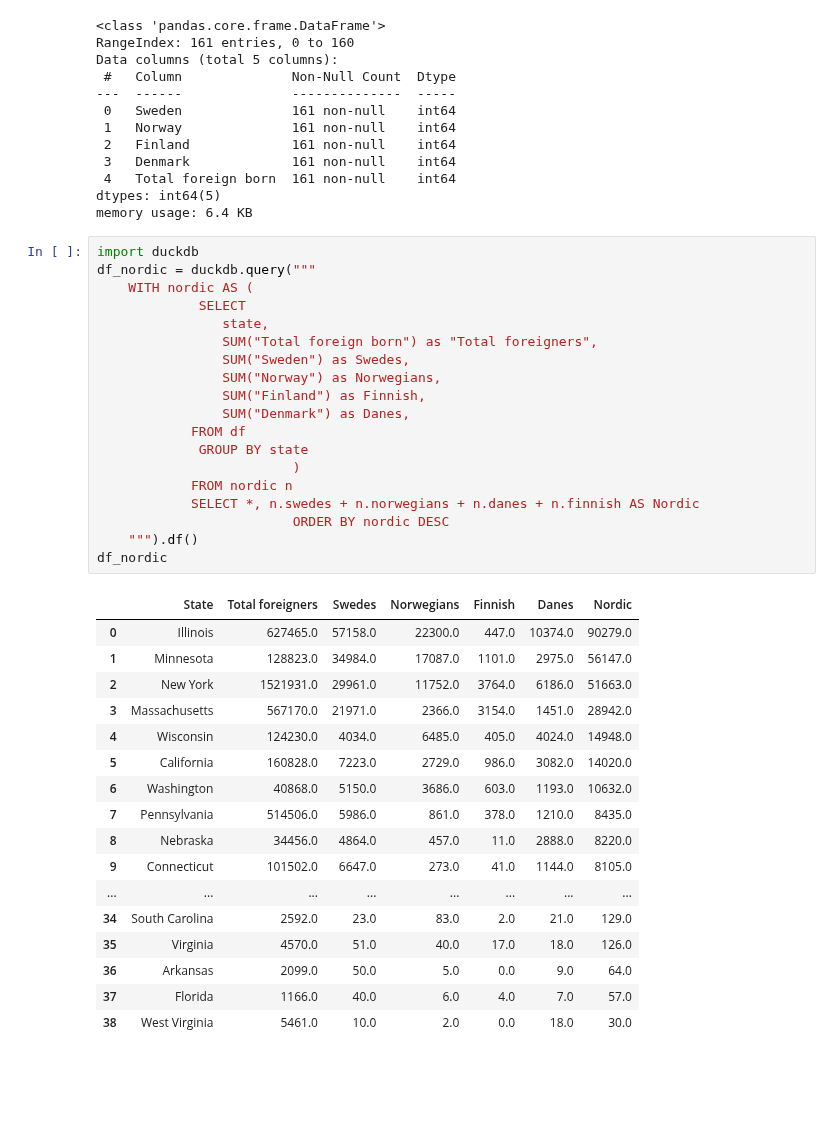
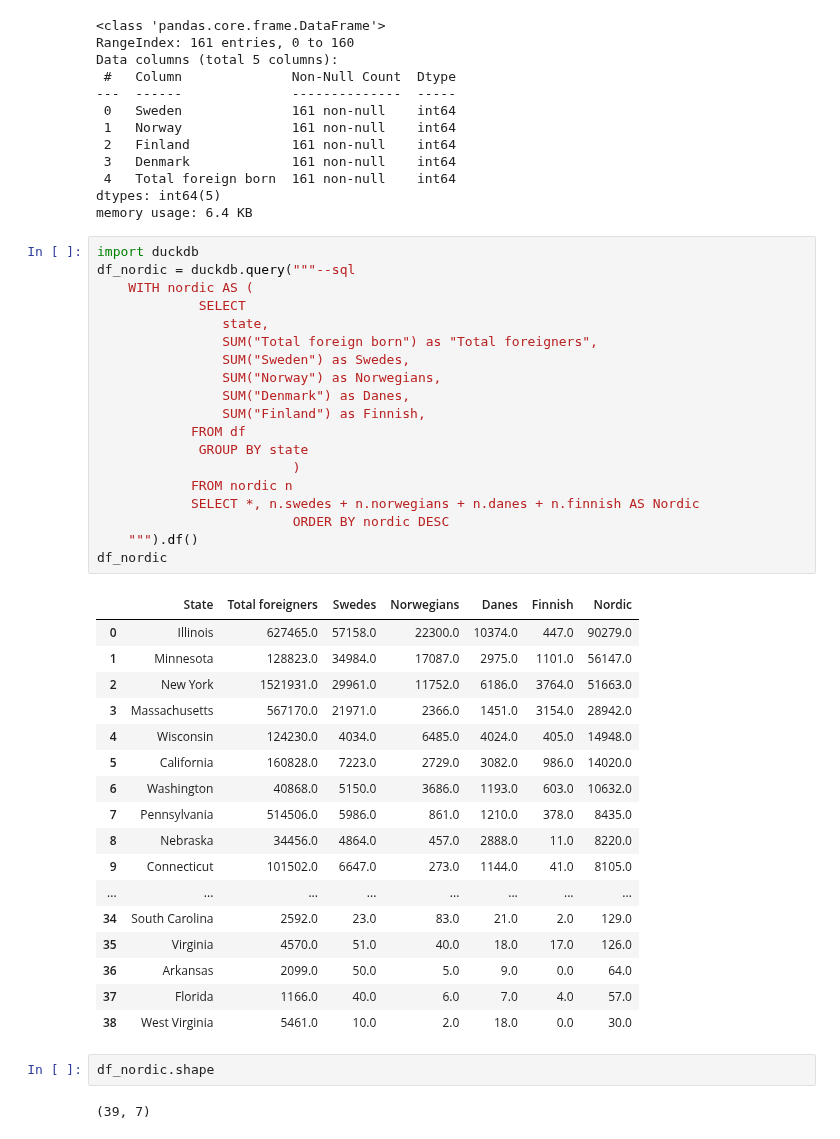
Before and after one commit to johnsandsjo/data-visualisation-john-sandsjo-de24, a Jupyter notebook: codealongs/03_matplotlib_annotations/matplotlib_annotation.ipynb, the cells around one changed output. Drawn from its saved outputs; the diff is of its cells as text; blank space fills up the shorter version.

```diff
--- a/codealongs/03_matplotlib_annotations/matplotlib_annotation.ipynb
+++ b/codealongs/03_matplotlib_annotations/matplotlib_annotation.ipynb
@@ -119,38 +119,42 @@ dtypes: int64(5)
 memory usage: 6.4 KB
 # %%
 import duckdb
-df_nordic = duckdb.query("""
+df_nordic = duckdb.query("""--sql
     WITH nordic AS (
              SELECT
                 state,
                 SUM("Total foreign born") as "Total foreigners",
                 SUM("Sweden") as Swedes,
                 SUM("Norway") as Norwegians,
+                SUM("Denmark") as Danes,
                 SUM("Finland") as Finnish,
-                SUM("Denmark") as Danes,
             FROM df
              GROUP BY state
                          )
             FROM nordic n
             SELECT *, n.swedes + n.norwegians + n.danes + n.finnish AS Nordic
                          ORDER BY nordic DESC
     """).df()
 df_nordic
 # %% [output]
-|  | State | Total foreigners | Swedes | Norwegians | Finnish | Danes | Nordic |
-| 0 | Illinois | 627465.0 | 57158.0 | 22300.0 | 447.0 | 10374.0 | 90279.0 |
-| 1 | Minnesota | 128823.0 | 34984.0 | 17087.0 | 1101.0 | 2975.0 | 56147.0 |
-| 2 | New York | 1521931.0 | 29961.0 | 11752.0 | 3764.0 | 6186.0 | 51663.0 |
-| 3 | Massachusetts | 567170.0 | 21971.0 | 2366.0 | 3154.0 | 1451.0 | 28942.0 |
-| 4 | Wisconsin | 124230.0 | 4034.0 | 6485.0 | 405.0 | 4024.0 | 14948.0 |
-| 5 | California | 160828.0 | 7223.0 | 2729.0 | 986.0 | 3082.0 | 14020.0 |
-| 6 | Washington | 40868.0 | 5150.0 | 3686.0 | 603.0 | 1193.0 | 10632.0 |
-| 7 | Pennsylvania | 514506.0 | 5986.0 | 861.0 | 378.0 | 1210.0 | 8435.0 |
-| 8 | Nebraska | 34456.0 | 4864.0 | 457.0 | 11.0 | 2888.0 | 8220.0 |
-| 9 | Connecticut | 101502.0 | 6647.0 | 273.0 | 41.0 | 1144.0 | 8105.0 |
+|  | State | Total foreigners | Swedes | Norwegians | Danes | Finnish | Nordic |
+| 0 | Illinois | 627465.0 | 57158.0 | 22300.0 | 10374.0 | 447.0 | 90279.0 |
+| 1 | Minnesota | 128823.0 | 34984.0 | 17087.0 | 2975.0 | 1101.0 | 56147.0 |
+| 2 | New York | 1521931.0 | 29961.0 | 11752.0 | 6186.0 | 3764.0 | 51663.0 |
+| 3 | Massachusetts | 567170.0 | 21971.0 | 2366.0 | 1451.0 | 3154.0 | 28942.0 |
+| 4 | Wisconsin | 124230.0 | 4034.0 | 6485.0 | 4024.0 | 405.0 | 14948.0 |
+| 5 | California | 160828.0 | 7223.0 | 2729.0 | 3082.0 | 986.0 | 14020.0 |
+| 6 | Washington | 40868.0 | 5150.0 | 3686.0 | 1193.0 | 603.0 | 10632.0 |
+| 7 | Pennsylvania | 514506.0 | 5986.0 | 861.0 | 1210.0 | 378.0 | 8435.0 |
+| 8 | Nebraska | 34456.0 | 4864.0 | 457.0 | 2888.0 | 11.0 | 8220.0 |
+| 9 | Connecticut | 101502.0 | 6647.0 | 273.0 | 1144.0 | 41.0 | 8105.0 |
 | ... | ... | ... | ... | ... | ... | ... | ... |
-| 34 | South Carolina | 2592.0 | 23.0 | 83.0 | 2.0 | 21.0 | 129.0 |
-| 35 | Virginia | 4570.0 | 51.0 | 40.0 | 17.0 | 18.0 | 126.0 |
-| 36 | Arkansas | 2099.0 | 50.0 | 5.0 | 0.0 | 9.0 | 64.0 |
-| 37 | Florida | 1166.0 | 40.0 | 6.0 | 4.0 | 7.0 | 57.0 |
-| 38 | West Virginia | 5461.0 | 10.0 | 2.0 | 0.0 | 18.0 | 30.0 |
+| 34 | South Carolina | 2592.0 | 23.0 | 83.0 | 21.0 | 2.0 | 129.0 |
+| 35 | Virginia | 4570.0 | 51.0 | 40.0 | 18.0 | 17.0 | 126.0 |
+| 36 | Arkansas | 2099.0 | 50.0 | 5.0 | 9.0 | 0.0 | 64.0 |
+| 37 | Florida | 1166.0 | 40.0 | 6.0 | 7.0 | 4.0 | 57.0 |
+| 38 | West Virginia | 5461.0 | 10.0 | 2.0 | 18.0 | 0.0 | 30.0 |
+# %%
+df_nordic.shape
+# %% [output]
+(39, 7)
```
Also changed, not shown: parts of 17 cells of this notebook, 2 other files.
